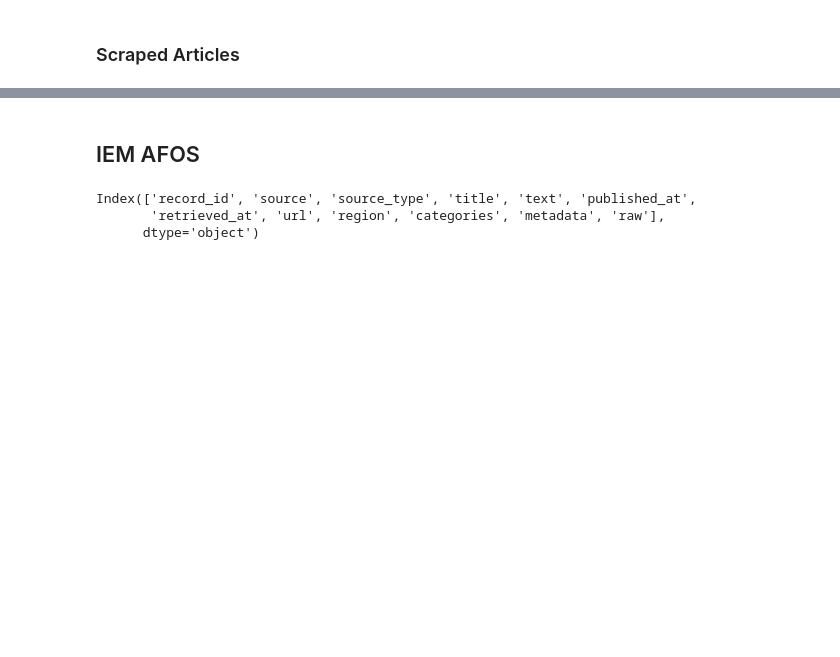
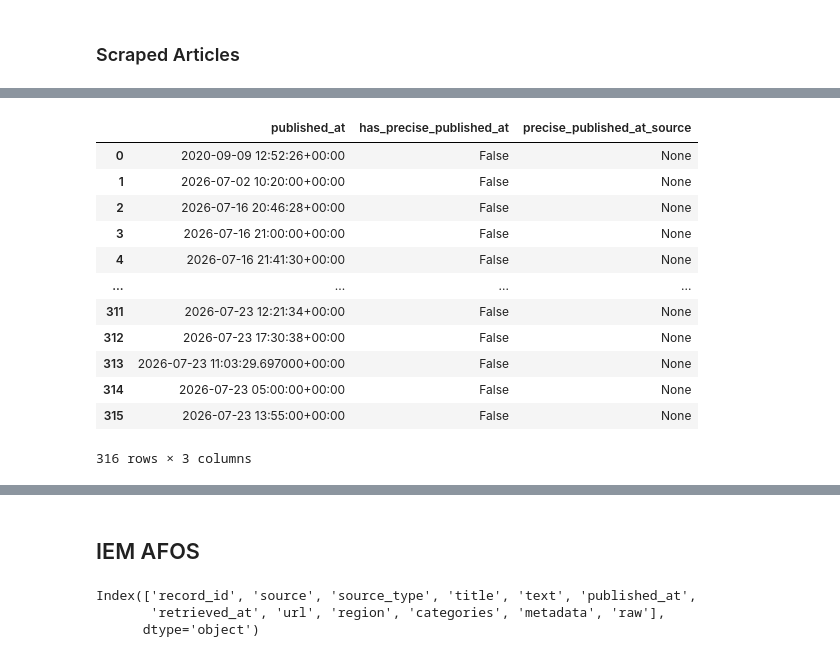
Before and after one commit to jackyeung99/eml_transformer, a Jupyter notebook: notebooks/data_inspection.ipynb, the cells around one changed output, grey strips where cells are left out. Saved outputs shown, nothing was run; the diff lists cells and outputs as text; code cells hidden in the pictures; blank space fills up the shorter version.

```diff
--- a/notebooks/data_inspection.ipynb
+++ b/notebooks/data_inspection.ipynb
@@ -321,6 +313,22 @@ df["has_precise_published_at"] = df["metadata"].apply(
 df["precise_published_at_source"] = df["metadata"].apply(
     lambda x: x.get("published_at_source", None)
 )
+# %%
+df[['published_at', 'has_precise_published_at', 'precise_published_at_source']]
+# %% [output]
+|  | published_at | has_precise_published_at | precise_published_at_source |
+| 0 | 2020-09-09 12:52:26+00:00 | False | None |
+| 1 | 2026-07-02 10:20:00+00:00 | False | None |
+| 2 | 2026-07-16 20:46:28+00:00 | False | None |
+| 3 | 2026-07-16 21:00:00+00:00 | False | None |
+| 4 | 2026-07-16 21:41:30+00:00 | False | None |
+| ... | ... | ... | ... |
+| 311 | 2026-07-23 12:21:34+00:00 | False | None |
+| 312 | 2026-07-23 17:30:38+00:00 | False | None |
+| 313 | 2026-07-23 11:03:29.697000+00:00 | False | None |
+| 314 | 2026-07-23 05:00:00+00:00 | False | None |
+| 315 | 2026-07-23 13:55:00+00:00 | False | None |
+316 rows × 3 columns
 # %%
 df["has_precise_published_at"].mean()
 # %% [output]
```
Also changed, not shown: parts of 39 cells of this notebook, 12 other files.
